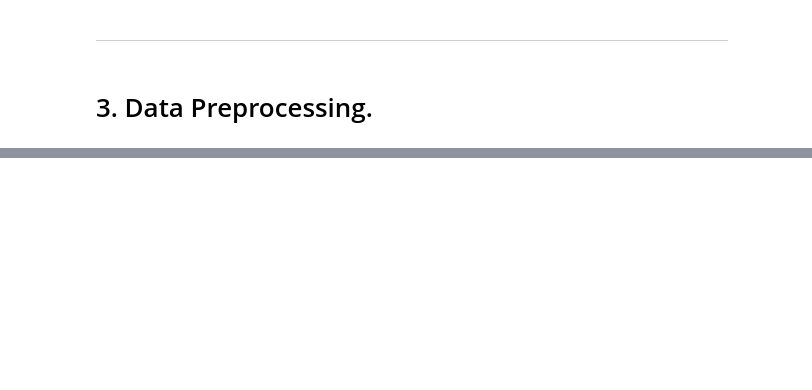
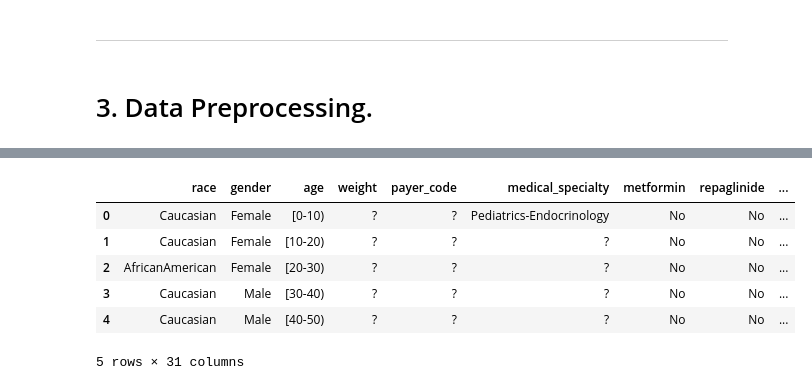
Before and after one commit to Jodhiamboapiyo/Diabetes_130-US_Hospitals_1999-2008, a Jupyter notebook: Notebooks/Kitasi.ipynb, the cells around one changed output, grey strips where cells are left out. Drawn from its saved outputs; the diff is of its cells as text; code cells hidden in the pictures; blank space fills up the shorter version.

```diff
--- a/Notebooks/Kitasi.ipynb
+++ b/Notebooks/Kitasi.ipynb
@@ -290,3 +292,5 @@ No duplicate columns found.
+# %%
+df.drop(columns=["diag_1","diag_2","diag_3","encounter_id","patient_nbr"], axis=1, inplace=True)
 # %% [markdown]
 --------------------------------------------------------------------------------------------------------------------------------------------------------------------------------------
 # %% [markdown]
@@ -293,0 +316,12 @@ No duplicate columns found.
+# %%
+# Display the separated column lists
+categorical_cols = df.select_dtypes(include=['object','category'])
+categorical_cols.head()
+# %% [output]
+|  | race | gender | age | weight | payer_code | medical_specialty | metformin | repaglinide | ... |
+| 0 | Caucasian | Female | [0-10) | ? | ? | Pediatrics-Endocrinology | No | No | ... |
+| 1 | Caucasian | Female | [10-20) | ? | ? | ? | No | No | ... |
+| 2 | AfricanAmerican | Female | [20-30) | ? | ? | ? | No | No | ... |
+| 3 | Caucasian | Male | [30-40) | ? | ? | ? | No | No | ... |
+| 4 | Caucasian | Male | [40-50) | ? | ? | ? | No | No | ... |
+5 rows × 31 columns
```
Also changed, not shown: parts of 18 cells of this notebook.
